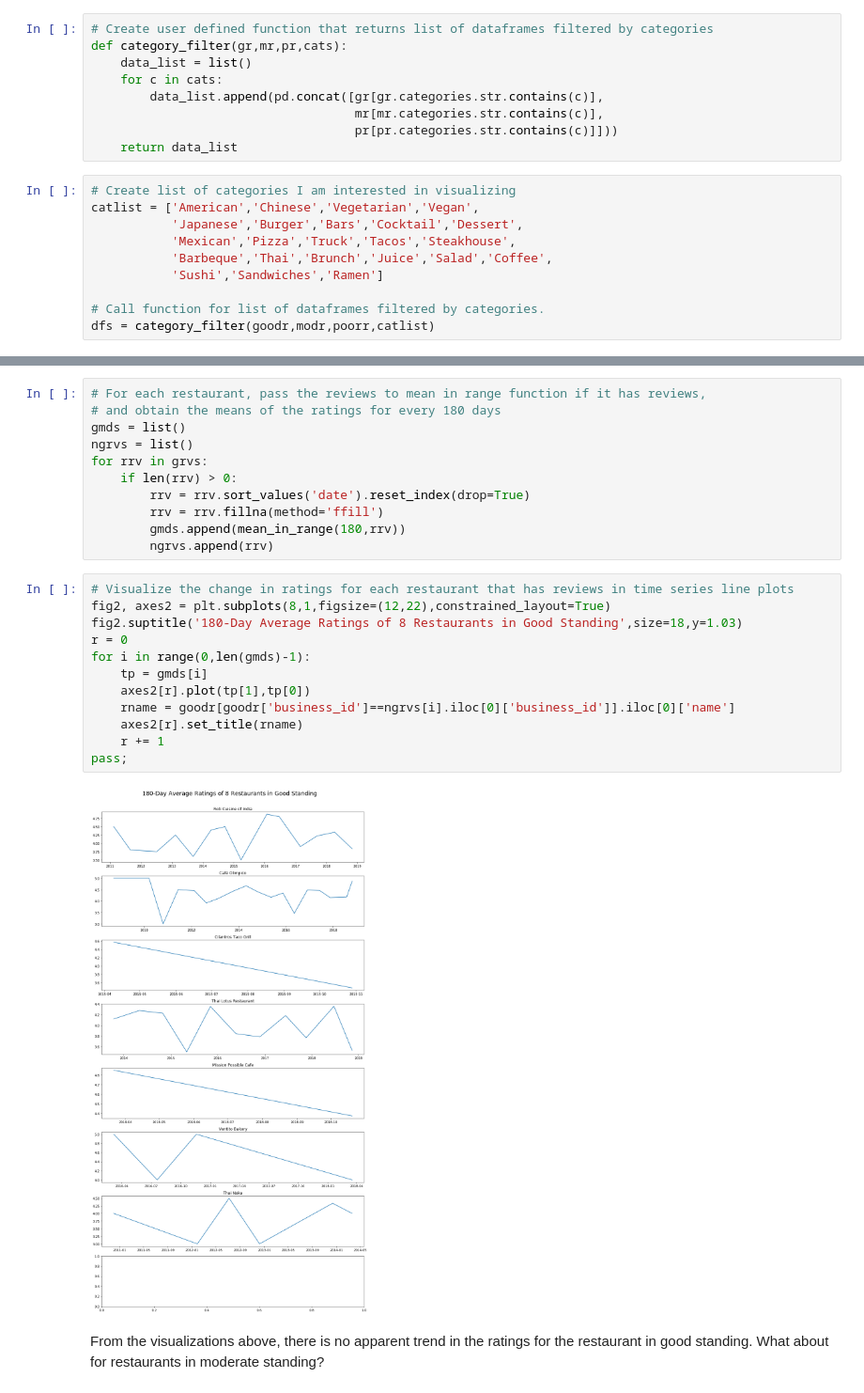
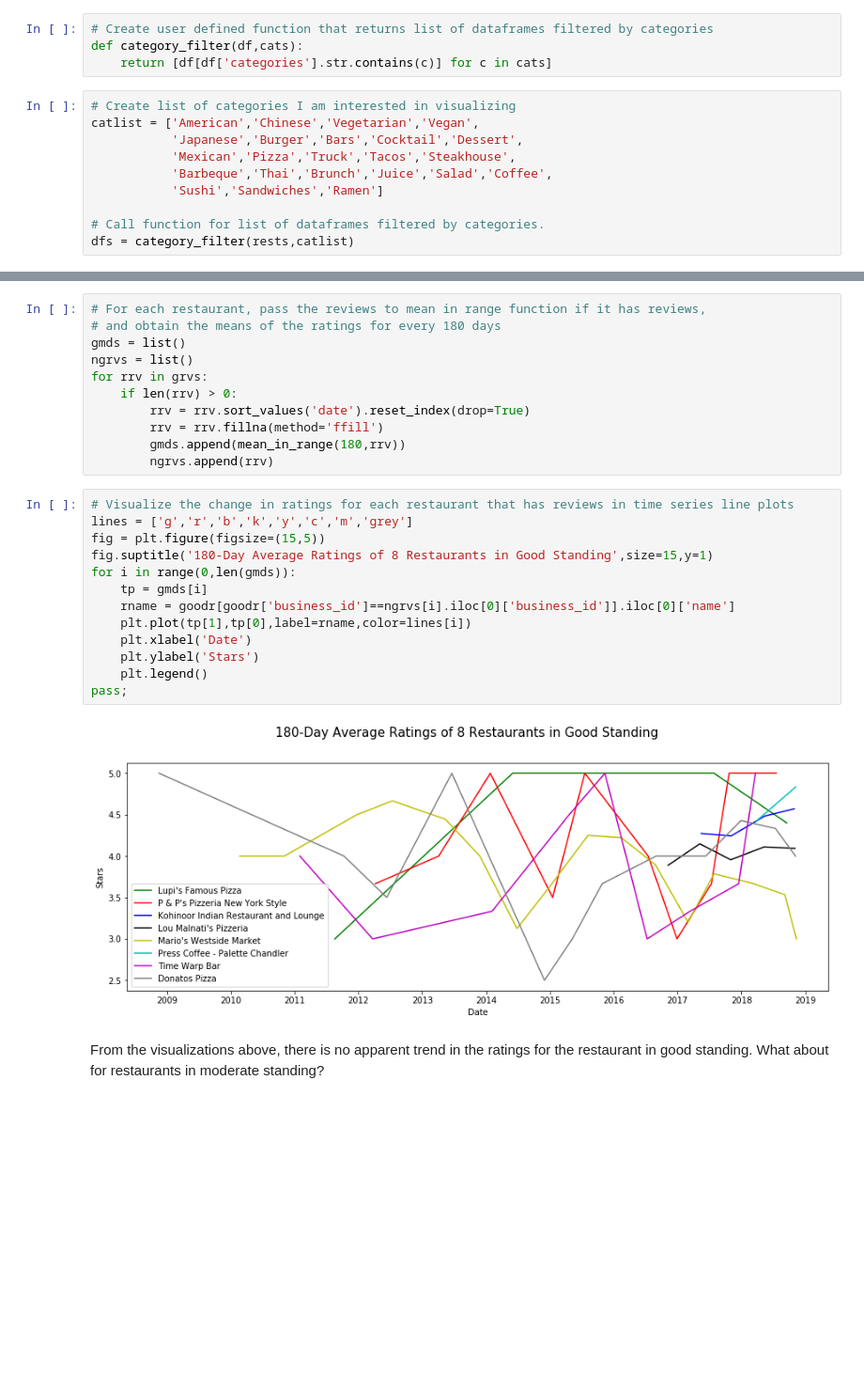
Before and after one commit to chejuichia/DataScienceStudy, a Jupyter notebook: Capstone Project 1/data_storytelling.ipynb, the cells around one changed output, grey strips where cells are left out. Shown at 94% size. Saved outputs shown, nothing was run; the diff lists cells and outputs as text; blank space fills up the shorter version.

```diff
--- a/Capstone Project 1/data_storytelling.ipynb
+++ b/Capstone Project 1/data_storytelling.ipynb
@@ -128,13 +128,8 @@ There are  7526  different types of restaurants in Yelp!
 Next, we can look into some categories of interest and its distribution of restaurant standings.
 # %%
 # Create user defined function that returns list of dataframes filtered by categories
-def category_filter(gr,mr,pr,cats):
-    data_list = list()
-    for c in cats:
-        data_list.append(pd.concat([gr[gr.categories.str.contains(c)],
-                                    mr[mr.categories.str.contains(c)],
-                                    pr[pr.categories.str.contains(c)]]))
-    return data_list
+def category_filter(df,cats):
+    return [df[df['categories'].str.contains(c)] for c in cats]
 # %%
 # Create list of categories I am interested in visualizing
 catlist = ['American','Chinese','Vegetarian','Vegan',
@@ -144,7 +139,7 @@ catlist = ['American','Chinese','Vegetarian','Vegan',
            'Sushi','Sandwiches','Ramen']
 
 # Call function for list of dataframes filtered by categories.
-dfs = category_filter(goodr,modr,poorr,catlist)
+dfs = category_filter(rests,catlist)
 # %%
 # Plot the restaurant counts across standing categories within each restaurant category.
 fig1,axes1 = plt.subplots(6,4,figsize=(12,14),constrained_layout=True)
@@ -212,18 +207,19 @@ for rrv in grvs:
         ngrvs.append(rrv)
 # %%
 # Visualize the change in ratings for each restaurant that has reviews in time series line plots
-fig2, axes2 = plt.subplots(8,1,figsize=(12,22),constrained_layout=True)
-fig2.suptitle('180-Day Average Ratings of 8 Restaurants in Good Standing',size=18,y=1.03)
-r = 0
-for i in range(0,len(gmds)-1):
+lines = ['g','r','b','k','y','c','m','grey']
+fig = plt.figure(figsize=(15,5))
+fig.suptitle('180-Day Average Ratings of 8 Restaurants in Good Standing',size=15,y=1)
+for i in range(0,len(gmds)):
     tp = gmds[i]
-    axes2[r].plot(tp[1],tp[0])
     rname = goodr[goodr['business_id']==ngrvs[i].iloc[0]['business_id']].iloc[0]['name']
-    axes2[r].set_title(rname)
-    r += 1
+    plt.plot(tp[1],tp[0],label=rname,color=lines[i])
+    plt.xlabel('Date')
+    plt.ylabel('Stars')
+    plt.legend()
 pass;
 # %% [output]
-[figure, old version]
+[figure, new version]
 # %% [markdown]
 From the visualizations above, there is no apparent trend in the ratings for the restaurant in good standing. What about for restaurants in moderate standing?
 # %%
```
Also changed, not shown: parts of 5 cells of this notebook.
